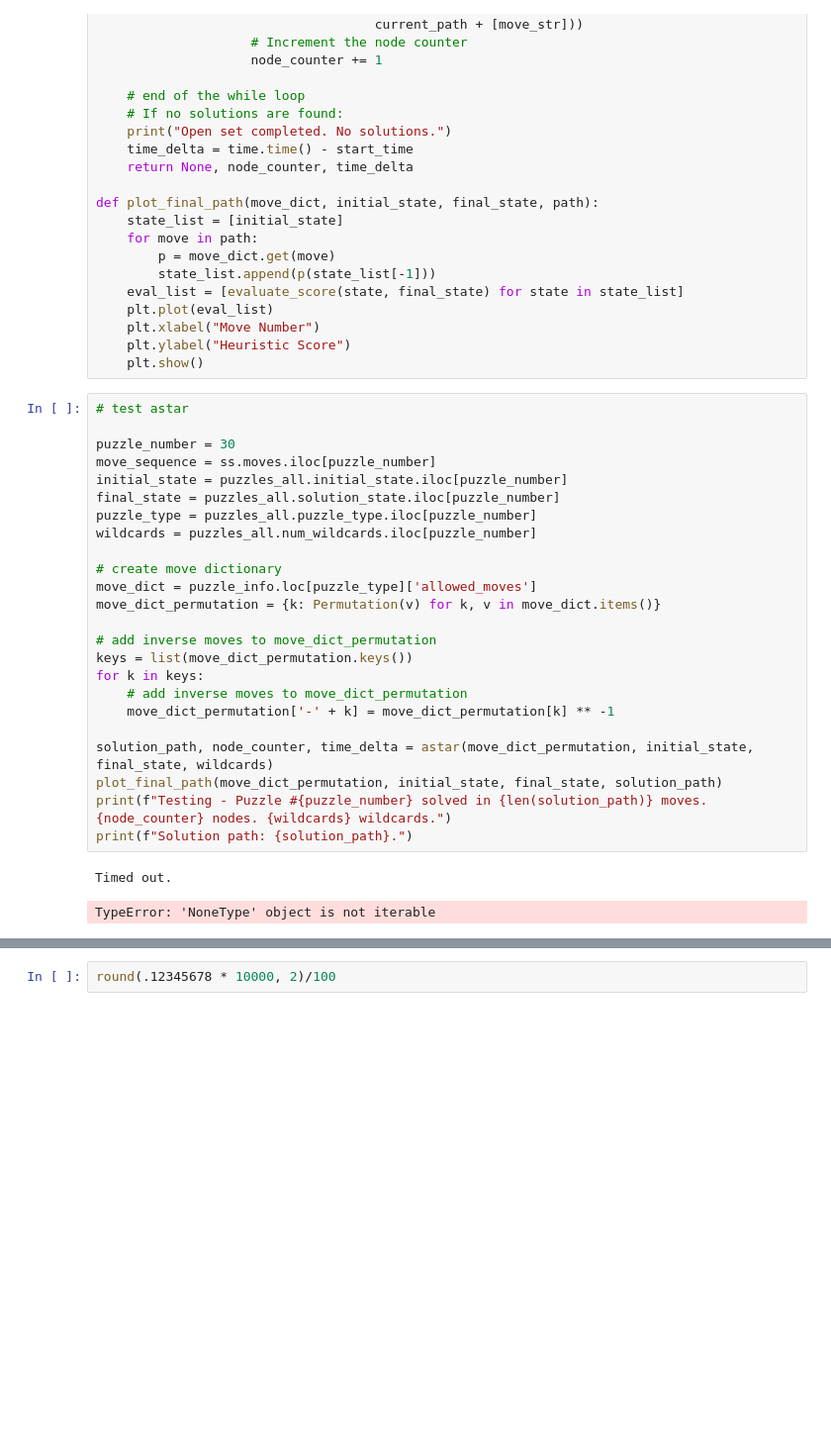
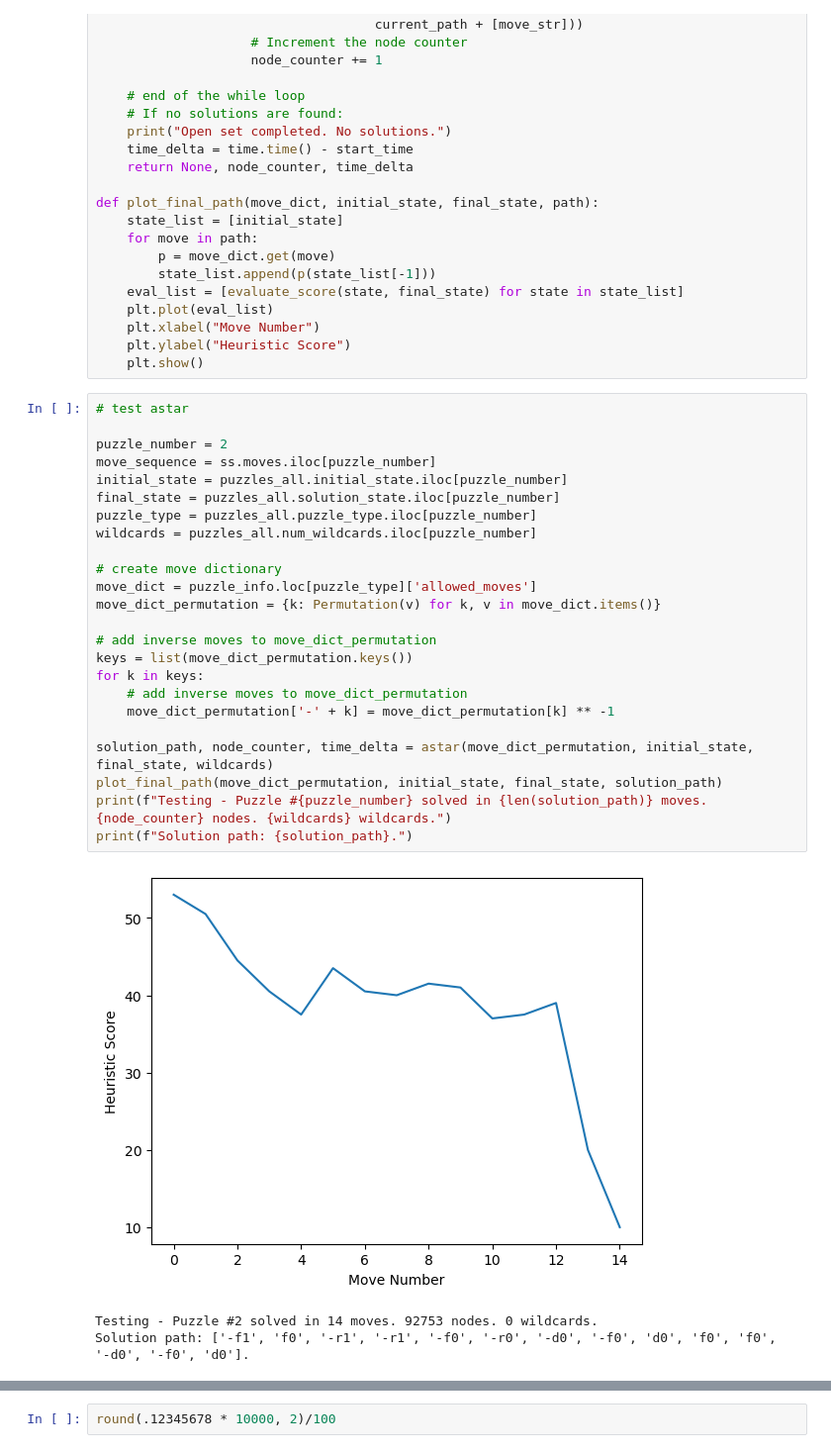
Before and after one commit to jimhitt/Kaggle_Santa2023, a Jupyter notebook: n00b_A_star.ipynb, the cells around one changed output, grey strips where cells are left out. Shown at 99% size. Drawn from its saved outputs; the diff is of its cells as text; blank space fills up the shorter version.

```diff
--- a/n00b_A_star.ipynb
+++ b/n00b_A_star.ipynb
@@ -245,27 +245,28 @@ def plot_final_path(move_dict, initial_state, final_state, path):
 # %%
 # test astar
 
-puzzle_number = 30
+puzzle_number = 2
 move_sequence = ss.moves.iloc[puzzle_number]
 initial_state = puzzles_all.initial_state.iloc[puzzle_number]
 final_state = puzzles_all.solution_state.iloc[puzzle_number]
 puzzle_type = puzzles_all.puzzle_type.iloc[puzzle_number]
 wildcards = puzzles_all.num_wildcards.iloc[puzzle_number]
 
 # create move dictionary
 move_dict = puzzle_info.loc[puzzle_type]['allowed_moves']
 move_dict_permutation = {k: Permutation(v) for k, v in move_dict.items()}
 
 # add inverse moves to move_dict_permutation
 keys = list(move_dict_permutation.keys())
 for k in keys:
     # add inverse moves to move_dict_permutation
     move_dict_permutation['-' + k] = move_dict_permutation[k] ** -1
 
 solution_path, node_counter, time_delta = astar(move_dict_permutation, initial_state, final_state, wildcards)
 plot_final_path(move_dict_permutation, initial_state, final_state, solution_path)
 print(f"Testing - Puzzle #{puzzle_number} solved in {len(solution_path)} moves. {node_counter} nodes. {wildcards} wildcards.")
 print(f"Solution path: {solution_path}.")
 # %% [output]
+[figure, added]
-Timed out.
+Testing - Puzzle #2 solved in 14 moves. 92753 nodes. 0 wildcards.
+Solution path: ['-f1', 'f0', '-r1', '-r1', '-f0', '-r0', '-d0', '-f0', 'd0', 'f0', 'f0', '-d0', '-f0', 'd0'].
-TypeError: 'NoneType' object is not iterable
```
Also changed, not shown: parts of 8 cells of this notebook, 1 other file.
